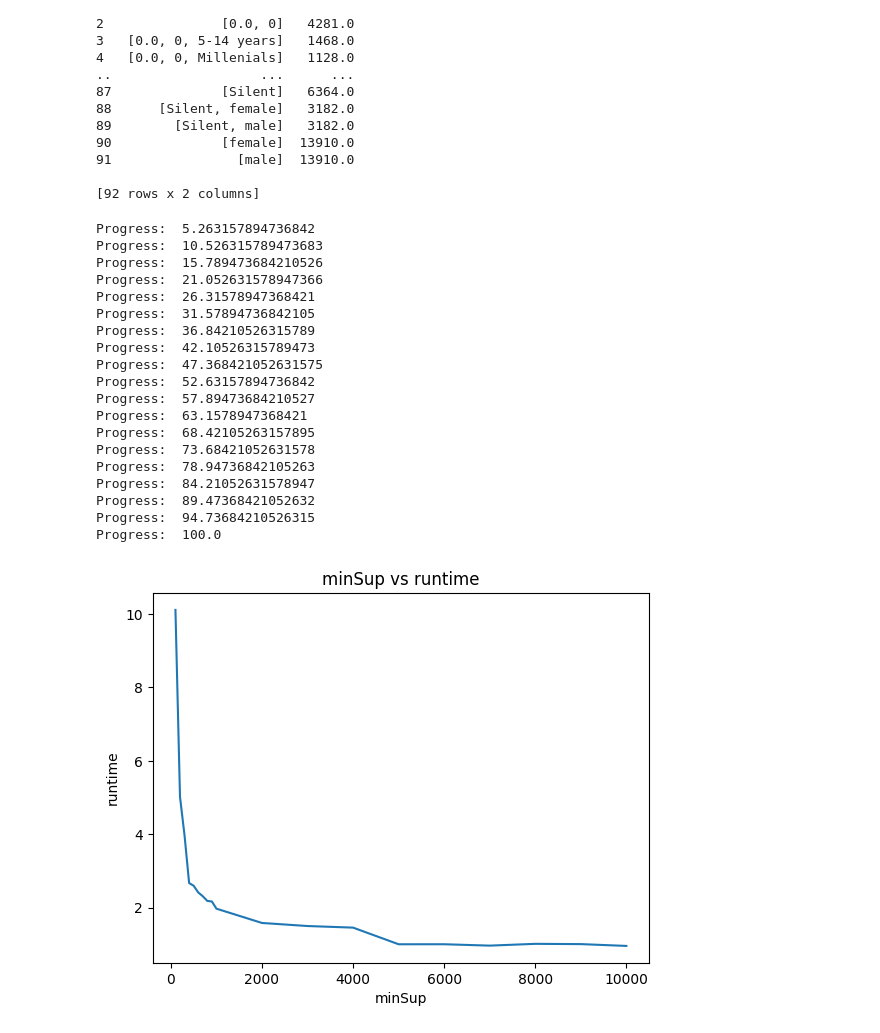
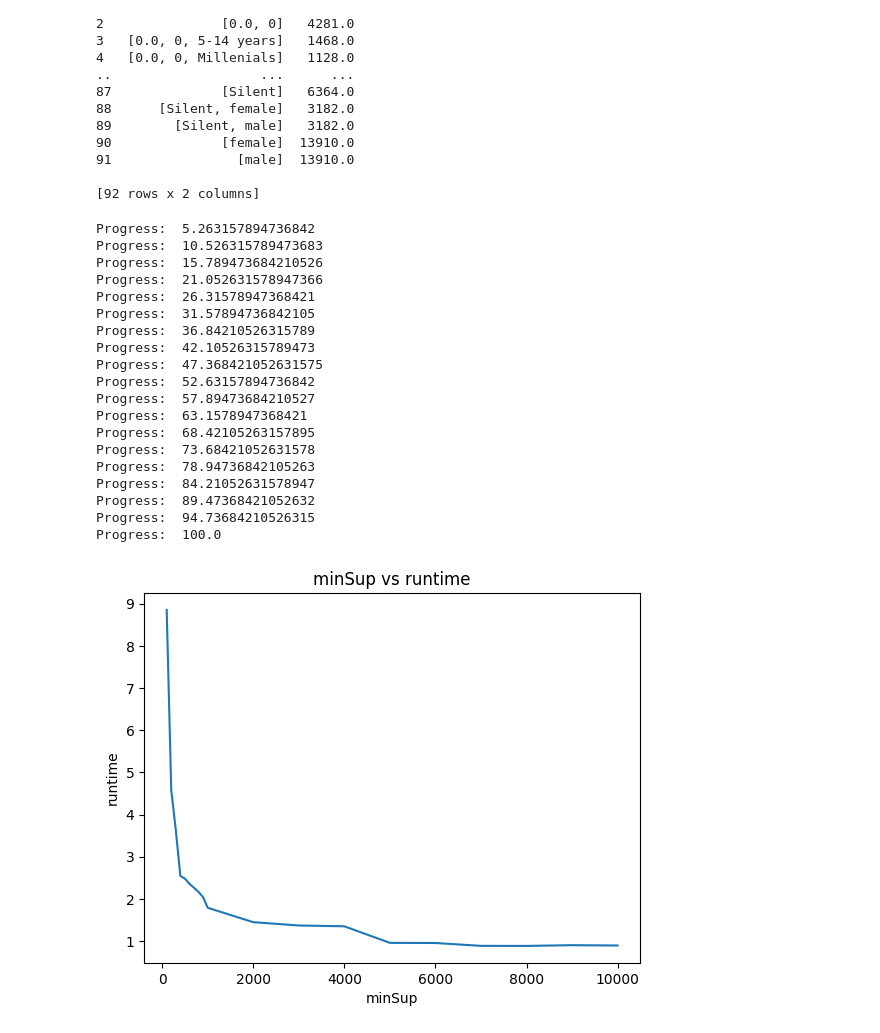
Before and after one commit to karthikprasanna/Data-Cube, a Jupyter notebook: src/straightforward-BUC.ipynb, the cells around one changed output. Cells and saved outputs as stored; diff of their text form; code cells hidden in the pictures.

```diff
--- a/src/straightforward-BUC.ipynb
+++ b/src/straightforward-BUC.ipynb
@@ -119,45 +119,52 @@ outputRec.to_excel('../data/outputs/data-cube-straightforward-implementation-min
 # plot of minsup vs runtime
 import time
 import matplotlib.pyplot as plt
+import numpy as np
+
 minSup = [100, 200, 300, 400, 500, 600, 700, 800, 900, 1000, 2000, 3000, 4000, 5000, 6000, 7000, 8000, 9000, 10000]
 
 runtime = []
-
+numRuns = 5
 for idx, minsp in enumerate(minSup):
     # calculate runtime of BottomUpCube
-    start_time = time.time()
-    BottomUpCube(data, 0, 0, len(data) - 1, [], numDims, minsp)
-    runtime.append(time.time() - start_time)
+    times = []
+    for i in range(numRuns):
+        start_time = time.time()
+        BottomUpCube(data, 0, 0, len(data) - 1, [], numDims, minsp)
+        times.append(time.time() - start_time)
+
+    runtime.append(np.mean(times))
+
 
     # print progress
     print('Progress: ', ((idx + 1)/len(minSup))*100)
 plt.plot(minSup, runtime)
 plt.xlabel('minSup')
 plt.ylabel('runtime')
 plt.title('minSup vs runtime')
 
 # save
 plt.savefig('../data/outputs/minsup-vs-runtime.png')
 
 plt.show()
 # %% [output]
 Progress:  5.263157894736842
 Progress:  10.526315789473683
 Progress:  15.789473684210526
 Progress:  21.052631578947366
 Progress:  26.31578947368421
 Progress:  31.57894736842105
 Progress:  36.84210526315789
 Progress:  42.10526315789473
 Progress:  47.368421052631575
 Progress:  52.63157894736842
 Progress:  57.89473684210527
 Progress:  63.1578947368421
 Progress:  68.42105263157895
 Progress:  73.68421052631578
 Progress:  78.94736842105263
 Progress:  84.21052631578947
 Progress:  89.47368421052632
 Progress:  94.73684210526315
 Progress:  100.0
-[figure, old version]
+[figure, new version]
```
Also changed, not shown: 9 other files.
